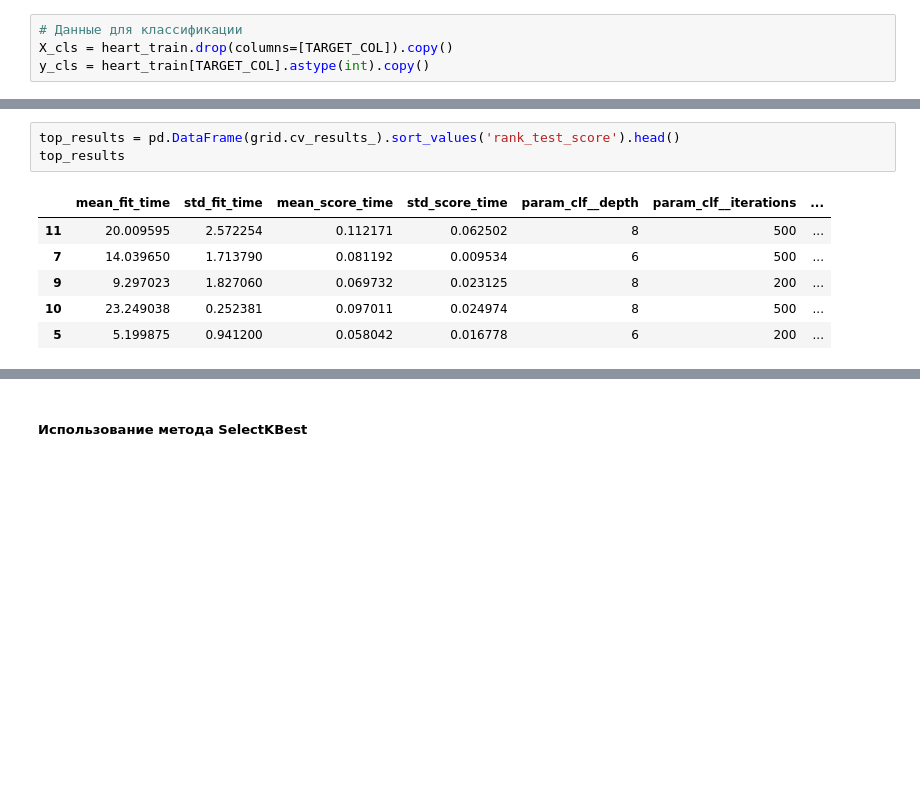
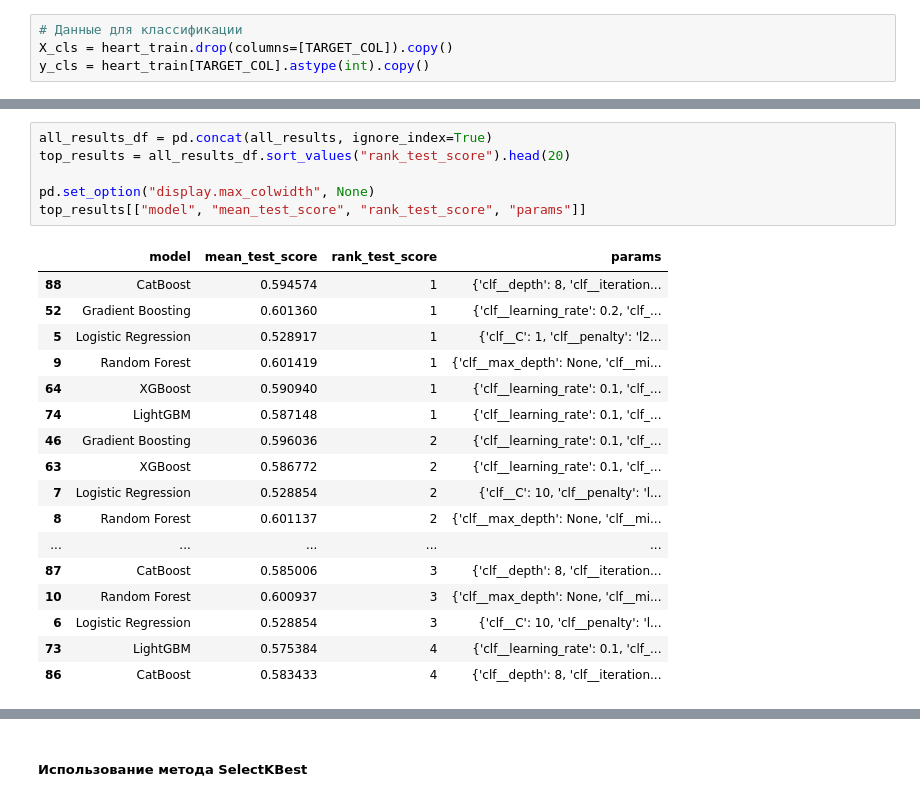
Before and after one commit to Malentaaa/heart_attack_project, a Jupyter notebook: project_heart_attack.ipynb, the cells around one changed output, grey strips where cells are left out. Cells and saved outputs as stored; diff of their text form; blank space fills up the shorter version.

```diff
--- a/project_heart_attack.ipynb
+++ b/project_heart_attack.ipynb
@@ -1349,13 +1321,27 @@ Fitting 5 folds for each of 12 candidates, totalling 60 fits
-# %%
-top_results = pd.DataFrame(grid.cv_results_).sort_values('rank_test_score').head()
-top_results
-# %% [output]
-|  | mean_fit_time | std_fit_time | mean_score_time | std_score_time | param_clf__depth | param_clf__iterations | ... |
-| 11 | 20.009595 | 2.572254 | 0.112171 | 0.062502 | 8 | 500 | ... |
-| 7 | 14.039650 | 1.713790 | 0.081192 | 0.009534 | 6 | 500 | ... |
-| 9 | 9.297023 | 1.827060 | 0.069732 | 0.023125 | 8 | 200 | ... |
-| 10 | 23.249038 | 0.252381 | 0.097011 | 0.024974 | 8 | 500 | ... |
-| 5 | 5.199875 | 0.941200 | 0.058042 | 0.016778 | 6 | 200 | ... |
+# %%
+all_results_df = pd.concat(all_results, ignore_index=True)
+top_results = all_results_df.sort_values("rank_test_score").head(20)
+
+pd.set_option("display.max_colwidth", None)
+top_results[["model", "mean_test_score", "rank_test_score", "params"]]
+# %% [output]
+|  | model | mean_test_score | rank_test_score | params |
+| 88 | CatBoost | 0.594574 | 1 | {'clf__depth': 8, 'clf__iteration... |
+| 52 | Gradient Boosting | 0.601360 | 1 | {'clf__learning_rate': 0.2, 'clf_... |
+| 5 | Logistic Regression | 0.528917 | 1 | {'clf__C': 1, 'clf__penalty': 'l2... |
+| 9 | Random Forest | 0.601419 | 1 | {'clf__max_depth': None, 'clf__mi... |
+| 64 | XGBoost | 0.590940 | 1 | {'clf__learning_rate': 0.1, 'clf_... |
+| 74 | LightGBM | 0.587148 | 1 | {'clf__learning_rate': 0.1, 'clf_... |
+| 46 | Gradient Boosting | 0.596036 | 2 | {'clf__learning_rate': 0.1, 'clf_... |
+| 63 | XGBoost | 0.586772 | 2 | {'clf__learning_rate': 0.1, 'clf_... |
+| 7 | Logistic Regression | 0.528854 | 2 | {'clf__C': 10, 'clf__penalty': 'l... |
+| 8 | Random Forest | 0.601137 | 2 | {'clf__max_depth': None, 'clf__mi... |
+| ... | ... | ... | ... | ... |
+| 87 | CatBoost | 0.585006 | 3 | {'clf__depth': 8, 'clf__iteration... |
+| 10 | Random Forest | 0.600937 | 3 | {'clf__max_depth': None, 'clf__mi... |
+| 6 | Logistic Regression | 0.528854 | 3 | {'clf__C': 10, 'clf__penalty': 'l... |
+| 73 | LightGBM | 0.575384 | 4 | {'clf__learning_rate': 0.1, 'clf_... |
+| 86 | CatBoost | 0.583433 | 4 | {'clf__depth': 8, 'clf__iteration... |
 # %%
 feat_names = best_cls_model.named_steps['prep'].get_feature_names_out()
 importances = best_cls_model.named_steps["clf"].feature_importances_
```
Also changed, not shown: parts of 11 cells of this notebook, 4 other files.
